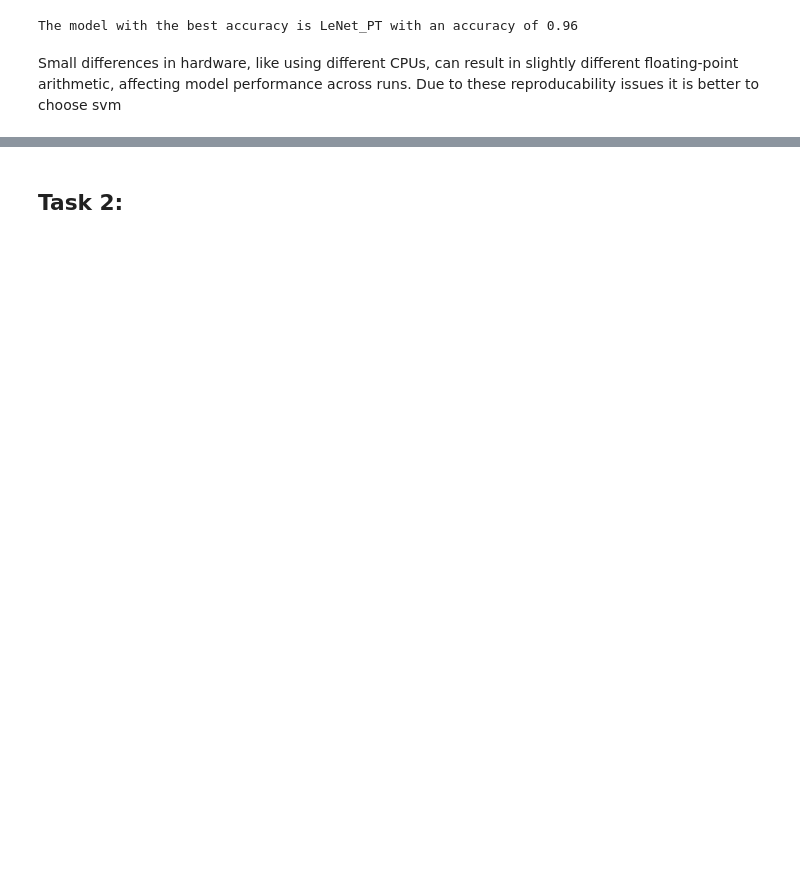
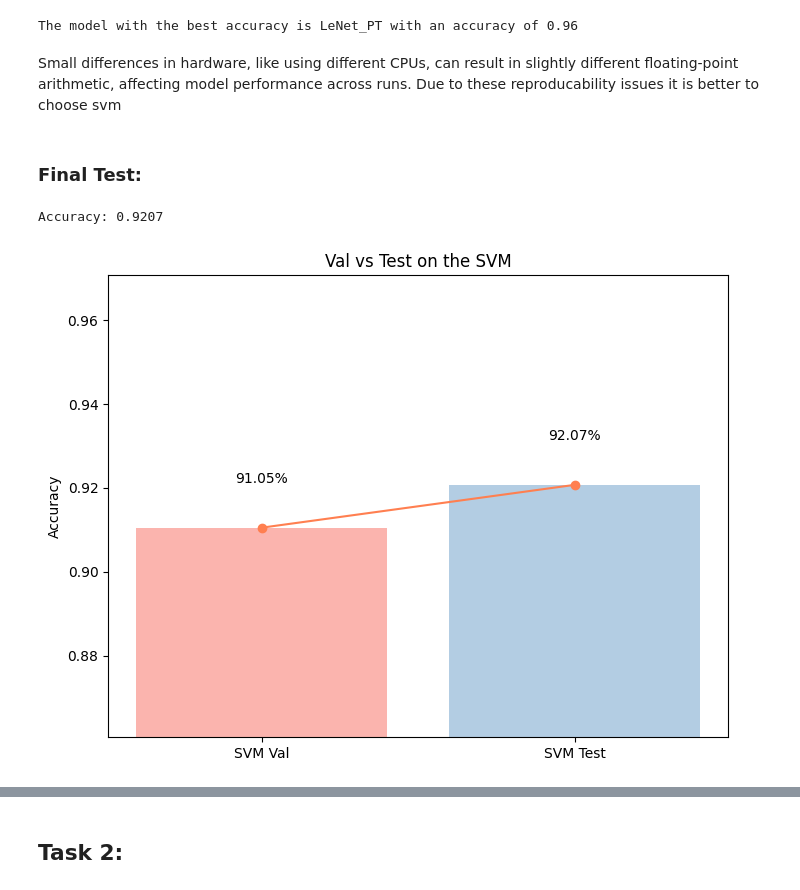
Before and after one commit to vhrollo/inf264_project2, a Jupyter notebook: src/main_notebook.ipynb, the cells around one changed output, grey strips where cells are left out. Drawn from its saved outputs; the diff is of its cells as text; code cells hidden in the pictures; blank space fills up the shorter version.

```diff
--- a/src/main_notebook.ipynb
+++ b/src/main_notebook.ipynb
@@ -123,3 +117,14 @@ print(f"The model with the best accuracy is {best_model} with an accuracy of {be
 The model with the best accuracy is LeNet_PT with an accuracy of 0.96
 # %% [markdown]
 Small differences in hardware, like using different CPUs, can result in slightly different floating-point arithmetic, affecting model performance across runs. Due to these reproducability issues it is better to choose svm
+# %% [markdown]
+### Final Test:
+# %%
+#Val vs Test on our best final model (SVM)
+svm_test_info = svm.test()
+
+labels = ["SVM Val", "SVM Test"]
+compare_model_accuracy("Val vs Test on the SVM", labels, svm_eval_info[1], svm_test_info[1])
+# %% [output]
+Accuracy: 0.9207
+[figure, added]
```
Also changed, not shown: parts of 12 cells of this notebook, 5 other files.
